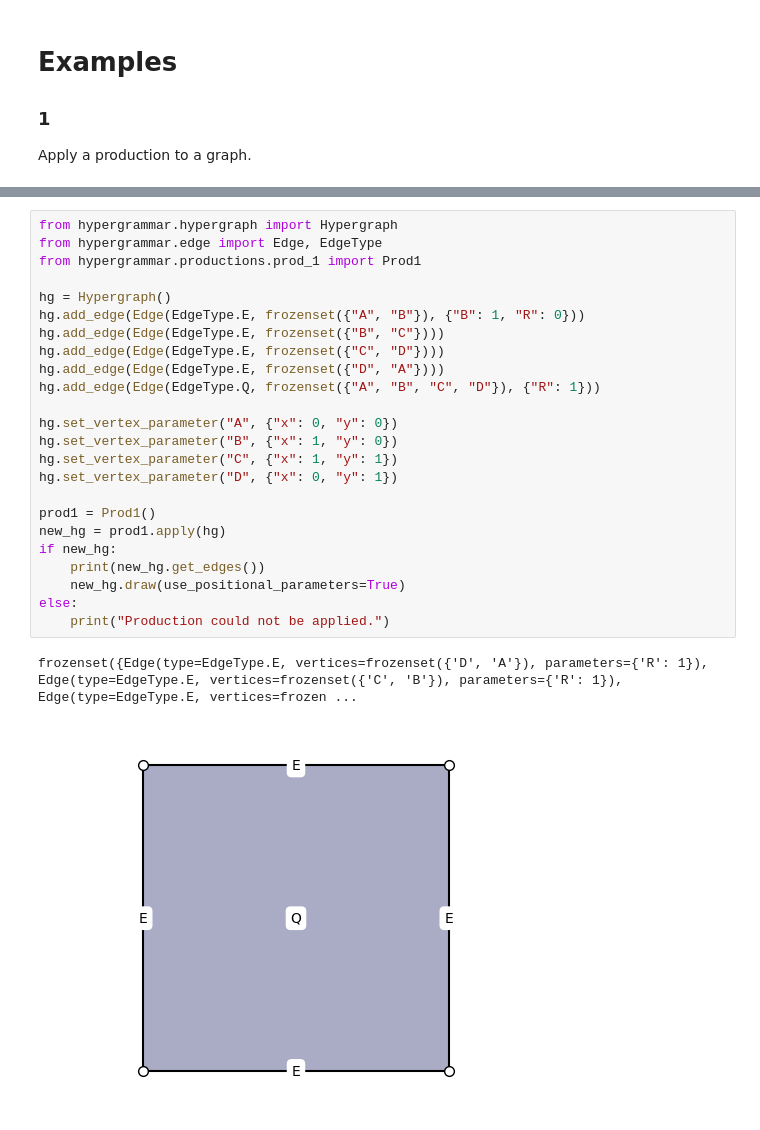
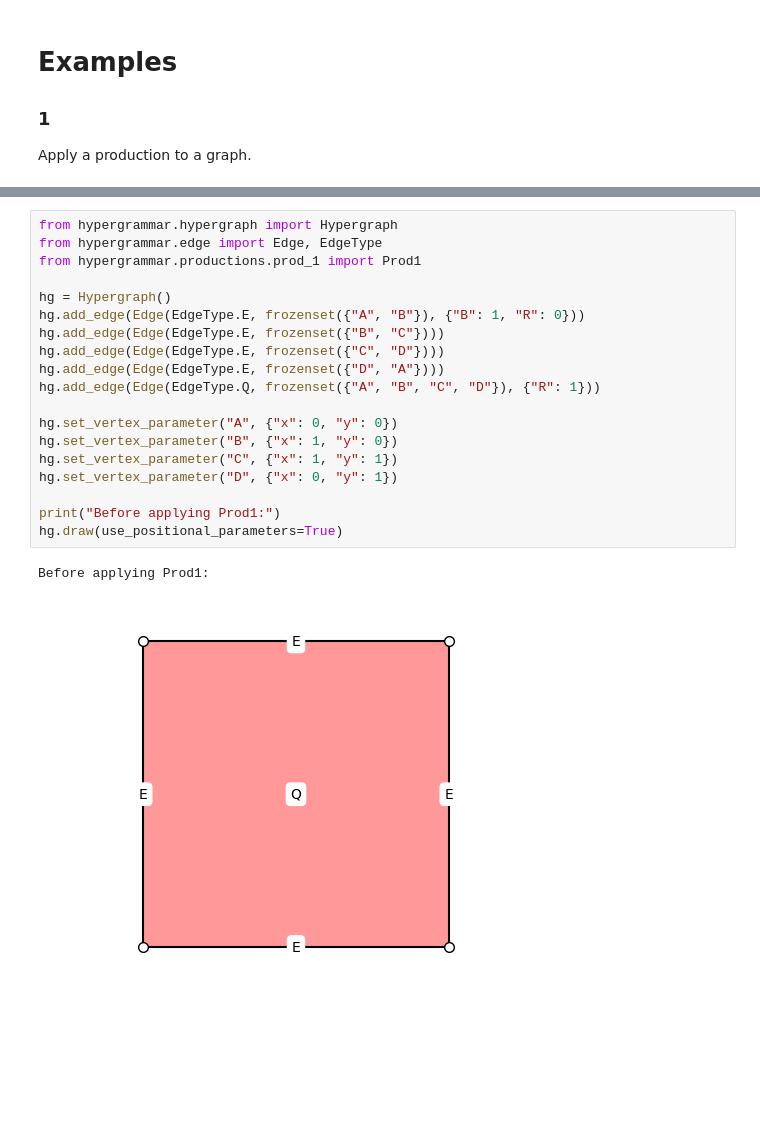
Before and after one commit to bartektempka/hypergraph-grammar-AGH, a Jupyter notebook: prod1_5.ipynb, the cells around one changed output, grey strips where cells are left out. Cells and saved outputs as stored; diff of their text form; blank space fills up the shorter version.

```diff
--- a/prod1_5.ipynb
+++ b/prod1_5.ipynb
@@ -57,27 +52,22 @@ After applying Prod5:
 # %%
 from hypergrammar.hypergraph import Hypergraph
 from hypergrammar.edge import Edge, EdgeType
 from hypergrammar.productions.prod_1 import Prod1
 
 hg = Hypergraph()
 hg.add_edge(Edge(EdgeType.E, frozenset({"A", "B"}), {"B": 1, "R": 0}))
 hg.add_edge(Edge(EdgeType.E, frozenset({"B", "C"})))
 hg.add_edge(Edge(EdgeType.E, frozenset({"C", "D"})))
 hg.add_edge(Edge(EdgeType.E, frozenset({"D", "A"})))
 hg.add_edge(Edge(EdgeType.Q, frozenset({"A", "B", "C", "D"}), {"R": 1}))
 
 hg.set_vertex_parameter("A", {"x": 0, "y": 0})
 hg.set_vertex_parameter("B", {"x": 1, "y": 0})
 hg.set_vertex_parameter("C", {"x": 1, "y": 1})
 hg.set_vertex_parameter("D", {"x": 0, "y": 1})
 
-prod1 = Prod1()
-new_hg = prod1.apply(hg)
-if new_hg:
-    print(new_hg.get_edges())
-    new_hg.draw(use_positional_parameters=True)
-else:
-    print("Production could not be applied.")
+print("Before applying Prod1:")
+hg.draw(use_positional_parameters=True)
 # %% [output]
-frozenset({Edge(type=EdgeType.E, vertices=frozenset({'D', 'A'}), parameters={'R': 1}), Edge(type=EdgeType.E, vertices=frozenset({'C', 'B'}), parameters={'R': 1}), Edge(type=EdgeType.E, vertices=frozen ...
+Before applying Prod1:
-[figure, old version]
+[figure, new version]
```
Also changed, not shown: parts of 3 cells of this notebook, 1 other file.
